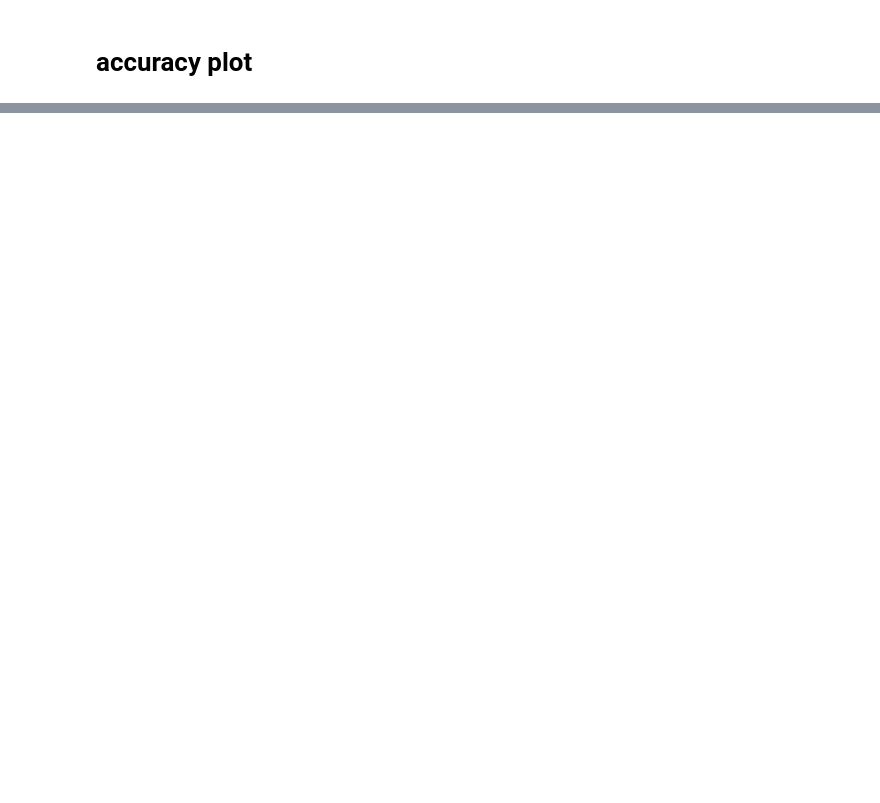
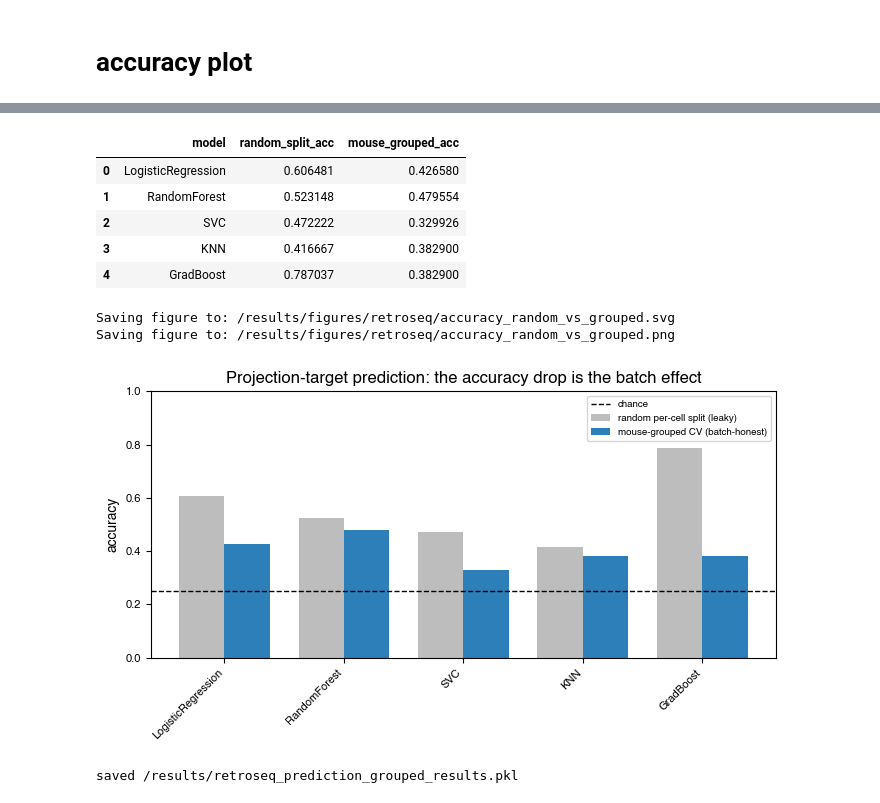
Before and after one commit to ShuonanChen/LCNE_transcriptomics, a Jupyter notebook: code/notebooks/retroseq/projection_predict.ipynb, the cells around one changed output, grey strips where cells are left out. Cells and saved outputs as stored; diff of their text form; code cells hidden in the pictures; blank space fills up the shorter version.

```diff
--- a/code/notebooks/retroseq/projection_predict.ipynb
+++ b/code/notebooks/retroseq/projection_predict.ipynb
@@ -74,6 +80,9 @@ X = scaler.transform(X)
 
 le = LabelEncoder()
 y = le.fit_transform(adata_retro.obs['injection_site'])
+
+# mouse identity per cell ("batch"); each mouse maps to exactly one injection site
+groups = adata_retro.obs['external_donor_name'].astype(str).values
 # %%
 X_train, X_temp, y_train, y_temp = train_test_split(
     X, y,
@@ -201,7 +244,7 @@ skipping the grid search for each model since this takes forever, just loading t
 ######### loading #########
 import pickle
 
-input_file = os.path.join(RETROSEQ_DATA_DIR, 'retroseq_prediction_results.pkl')
+input_file = os.path.join(OUTPUT_DIR, 'retroseq_prediction_results.pkl')
 # input_file = '/root/capsule/output/retroseq_prediction_results.pkl'
 with open(input_file, "rb") as f:
     results = pickle.load(f)
@@ -223,8 +266,10 @@ new_order = ['Frontal Cortex', 'Cerebellum', 'Spinal Cord']
 order_idx = [list(le.classes_).index(c) for c in new_order]
 
 
-cm = cm_full[np.ix_(order_idx, order_idx)]
-cm_pct = cm / cm.sum(axis=1, keepdims=True)
+# Row-normalize over ALL predicted classes first, THEN subset to the display order, so any
+# dropped/extra class can never be renormalized away into a spurious confusion.
+cm_pct_full = cm_full / cm_full.sum(axis=1, keepdims=True)
+cm_pct = cm_pct_full[np.ix_(order_idx, order_idx)]
 overall_acc = accuracy_score(y_test, y_pred)
 fig, ax = plt.subplots(figsize=(6,6))
 im = ax.imshow(cm_pct, cmap='Blues', vmin=0, vmax=1)
@@ -263,0 +350,35 @@ Analysis complete! Confusion matrix have been saved to: /results/figures/retrose
+# %%
+# random per-cell split (leaky) vs mouse-grouped CV (batch-honest)
+rand_acc = {r['model']: r['test_acc'] for r in results}   # `results` loaded/produced above
+cmp_df = pd.DataFrame([{'model': m,
+                        'random_split_acc': rand_acc.get(m, np.nan),
+                        'mouse_grouped_acc': grouped[m]['acc']} for m in grouped])
+display(cmp_df)
+
+xpos = np.arange(len(cmp_df)); w = 0.38
+fig, ax = plt.subplots(figsize=(7, 4))
+ax.bar(xpos - w/2, cmp_df['random_split_acc'], w, label='random per-cell split (leaky)', color='#bdbdbd')
+ax.bar(xpos + w/2, cmp_df['mouse_grouped_acc'], w, label='mouse-grouped CV (batch-honest)', color='#2c7fb8')
+ax.axhline(1/len(np.unique(y)), ls='--', c='k', lw=1, label='chance')
+ax.set_xticks(xpos); ax.set_xticklabels(cmp_df['model'], rotation=45, ha='right')
+ax.set_ylim(0, 1); ax.set_ylabel('accuracy'); ax.legend(fontsize=7)
+ax.set_title('Projection-target prediction: the accuracy drop is the batch effect')
+plt.tight_layout(); save_figure('accuracy_random_vs_grouped'); plt.show()
+
+import pickle
+out = os.path.join(OUTPUT_DIR, 'retroseq_prediction_grouped_results.pkl')
+with open(out, 'wb') as f:
+    pickle.dump({'cv_strategy': 'StratifiedGroupKFold(n_splits=3, group=external_donor_name)',
+                 'grouped': grouped, 'comparison': cmp_df}, f)
+print('saved', out)
+# %% [output]
+|  | model | random_split_acc | mouse_grouped_acc |
+| 0 | LogisticRegression | 0.606481 | 0.426580 |
+| 1 | RandomForest | 0.523148 | 0.479554 |
+| 2 | SVC | 0.472222 | 0.329926 |
+| 3 | KNN | 0.416667 | 0.382900 |
+| 4 | GradBoost | 0.787037 | 0.382900 |
+Saving figure to: /results/figures/retroseq/accuracy_random_vs_grouped.svg
+Saving figure to: /results/figures/retroseq/accuracy_random_vs_grouped.png
+[figure, added]
+saved /results/retroseq_prediction_grouped_results.pkl
```
Also changed, not shown: parts of 8 cells of this notebook, 12 other files.
